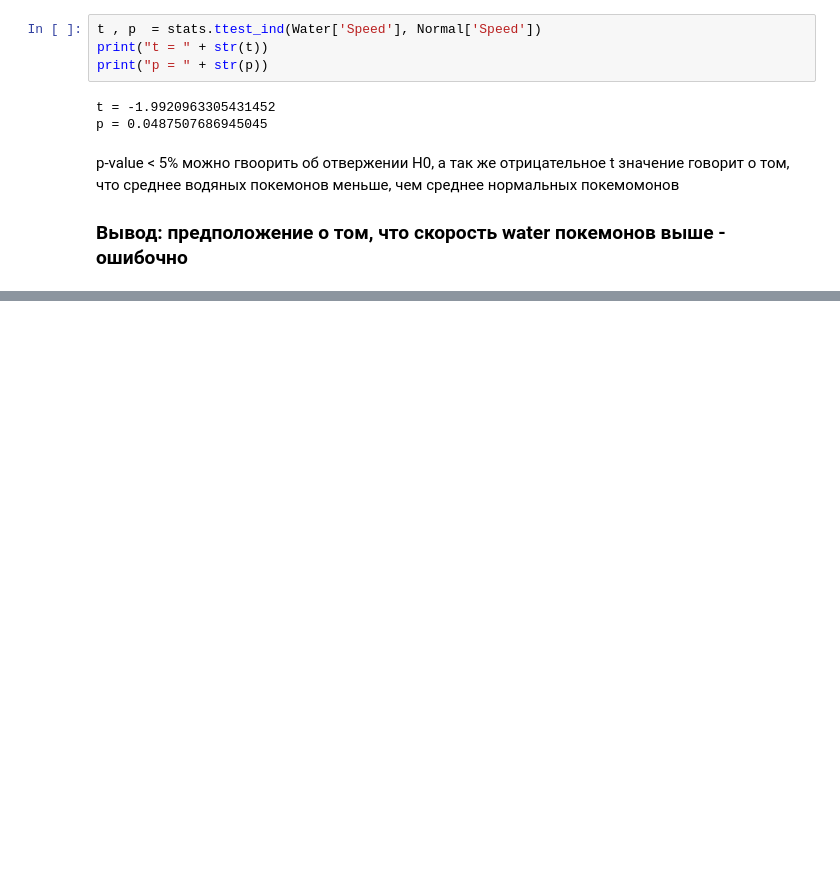
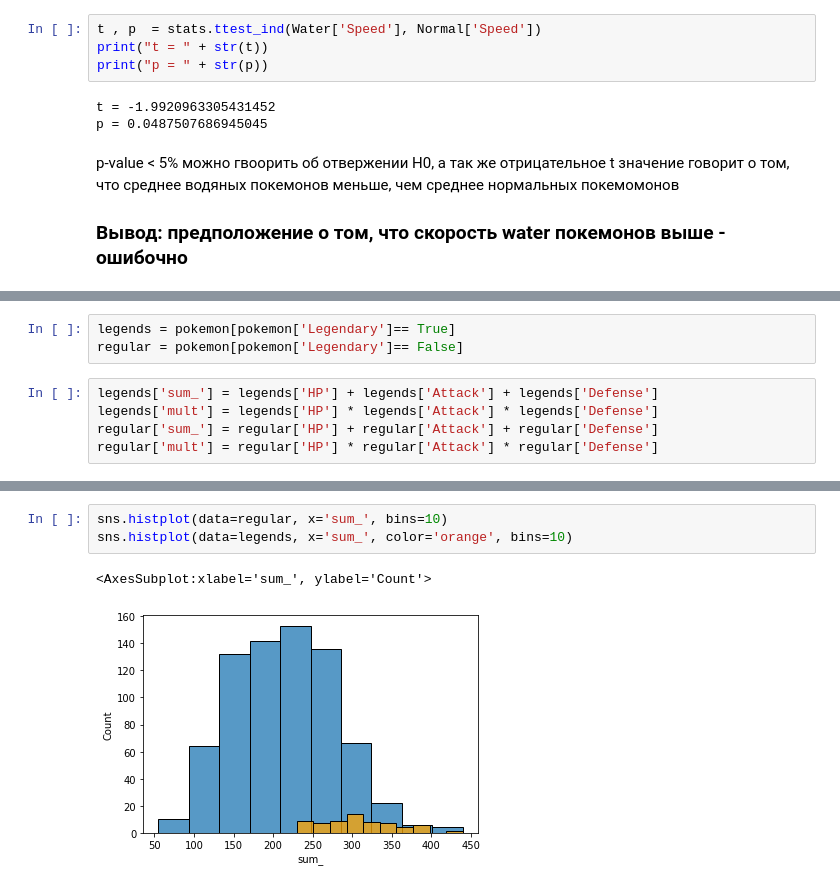
Before and after one commit to vasilyevs/ab_tests, a Jupyter notebook: AB_tests.ipynb, the cells around one changed output, grey strips where cells are left out. Saved outputs shown, nothing was run; the diff lists cells and outputs as text; blank space fills up the shorter version.

```diff
--- a/AB_tests.ipynb
+++ b/AB_tests.ipynb
@@ -208,0 +211,8 @@ best_defence_class
+# %%
+legends = pokemon[pokemon['Legendary']== True]
+regular = pokemon[pokemon['Legendary']== False]
+# %%
+legends['sum_'] = legends['HP'] + legends['Attack'] + legends['Defense']
+legends['mult'] = legends['HP'] * legends['Attack'] * legends['Defense']
+regular['sum_'] = regular['HP'] + regular['Attack'] + regular['Defense']
+regular['mult'] = regular['HP'] * regular['Attack'] * regular['Defense']
@@ -208,0 +240,6 @@ best_defence_class
+# %%
+sns.histplot(data=regular, x='sum_', bins=10)
+sns.histplot(data=legends, x='sum_', color='orange', bins=10)
+# %% [output]
+<AxesSubplot:xlabel='sum_', ylabel='Count'>
+[figure, added]
```
Also changed, not shown: parts of 21 cells of this notebook.
